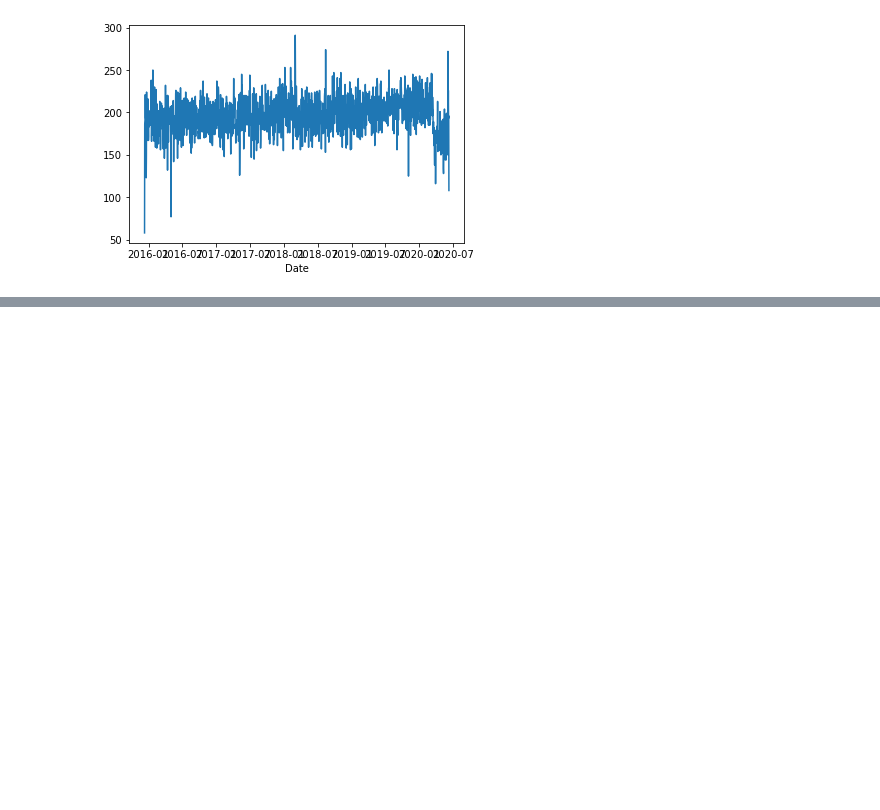
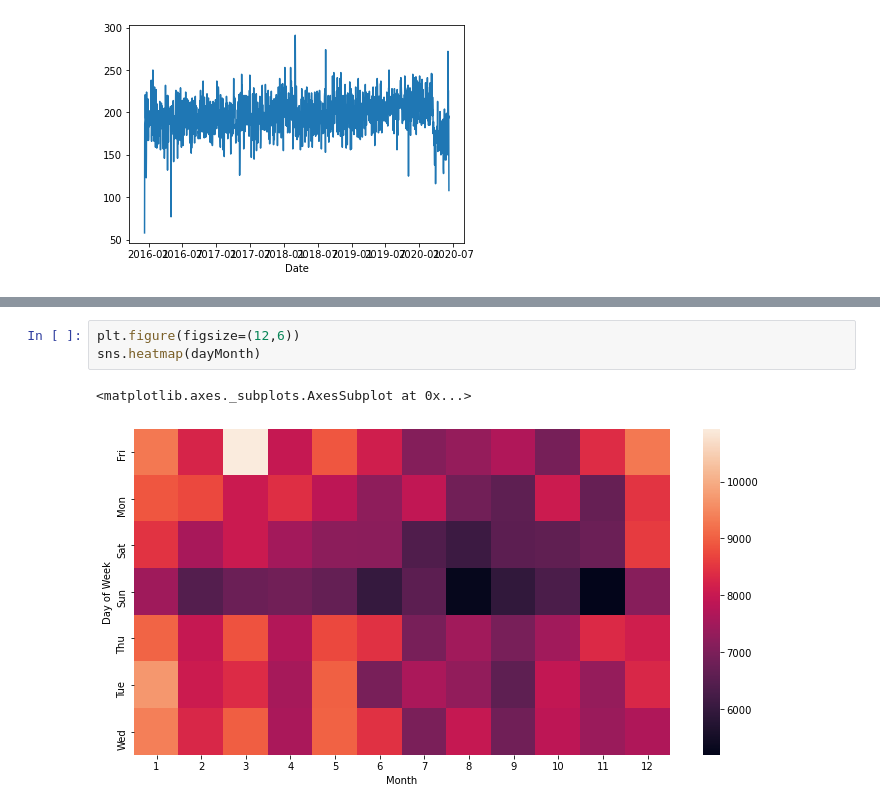
Before and after one commit to VitorMelo0511/Exercise-911-dataset, a Jupyter notebook: Projeto - Ligações para 911.ipynb, the cells around one changed output, grey strips where cells are left out. Saved outputs shown, nothing was run; the diff lists cells and outputs as text; blank space fills up the shorter version.

```diff
--- a/Projeto - Ligações para 911.ipynb
+++ b/Projeto - Ligações para 911.ipynb
@@ -333,0 +369,6 @@ df[df['Reason'] == 'EMS'].groupby('Date').count()['twp'].plot()
+# %%
+plt.figure(figsize=(12,6))
+sns.heatmap(dayMonth)
+# %% [output]
+<matplotlib.axes._subplots.AxesSubplot at 0x...>
+[figure, added]
```
Also changed, not shown: parts of 8 cells of this notebook.
